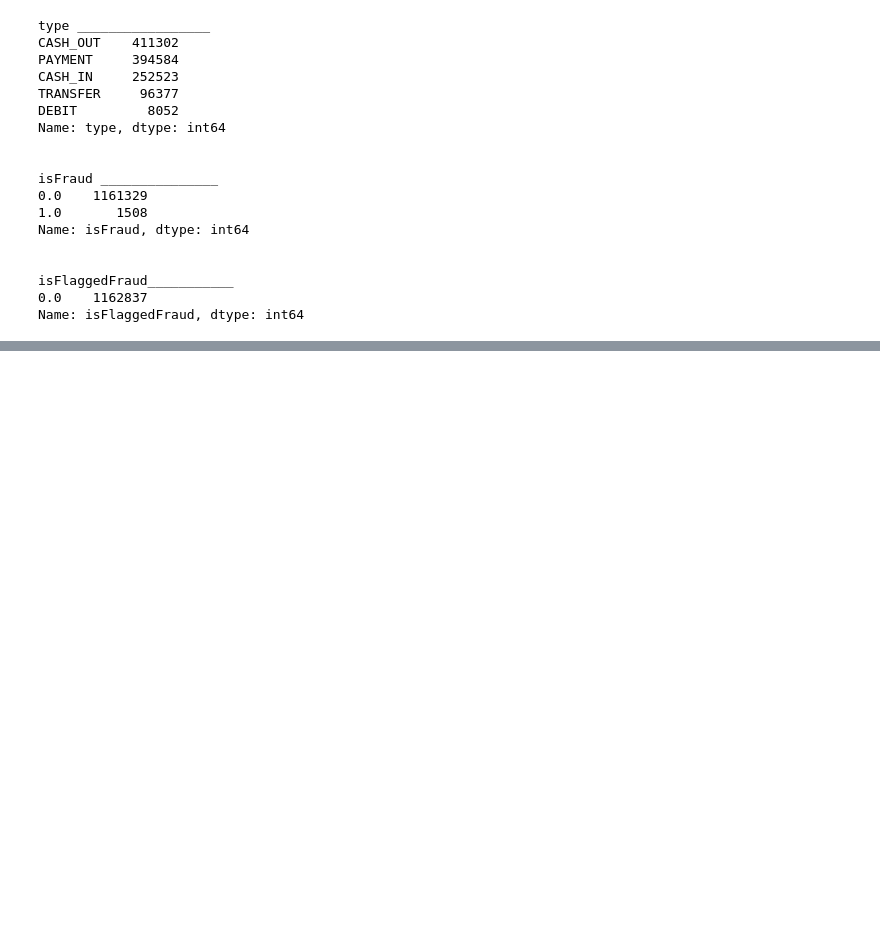
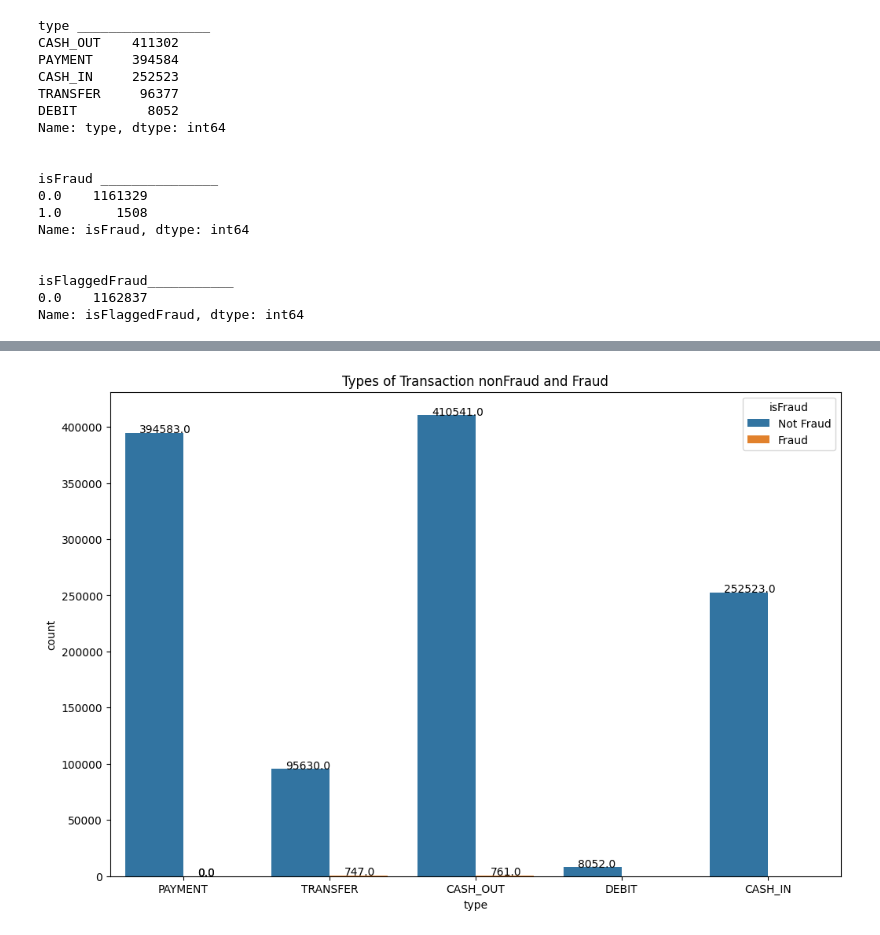
Before and after one commit to Mr-Himanshu123/Fraud-Detection, a Jupyter notebook: Fraud_Detection.ipynb, the cells around one changed output, grey strips where cells are left out. Drawn from its saved outputs; the diff is of its cells as text; code cells hidden in the pictures; blank space fills up the shorter version.

```diff
--- a/Fraud_Detection.ipynb
+++ b/Fraud_Detection.ipynb
@@ -159,0 +205,9 @@ Name: isFlaggedFraud, dtype: int64
+# %%
+# Count of Fraud and Non-Fraud Transactions in each type of Transaction
+plt.figure(figsize=(12,8))
+ax=sns.countplot(x = "type", hue="isFraud", data = df)
+plt.title('Types of Transaction nonFraud and Fraud')
+for p in ax.patches:
+        ax.annotate('{:.1f}'.format(p.get_height()), (p.get_x()+0.1, p.get_height()+50))
+# %% [output]
+[figure, added]
```
Also changed, not shown: parts of 48 cells of this notebook.
